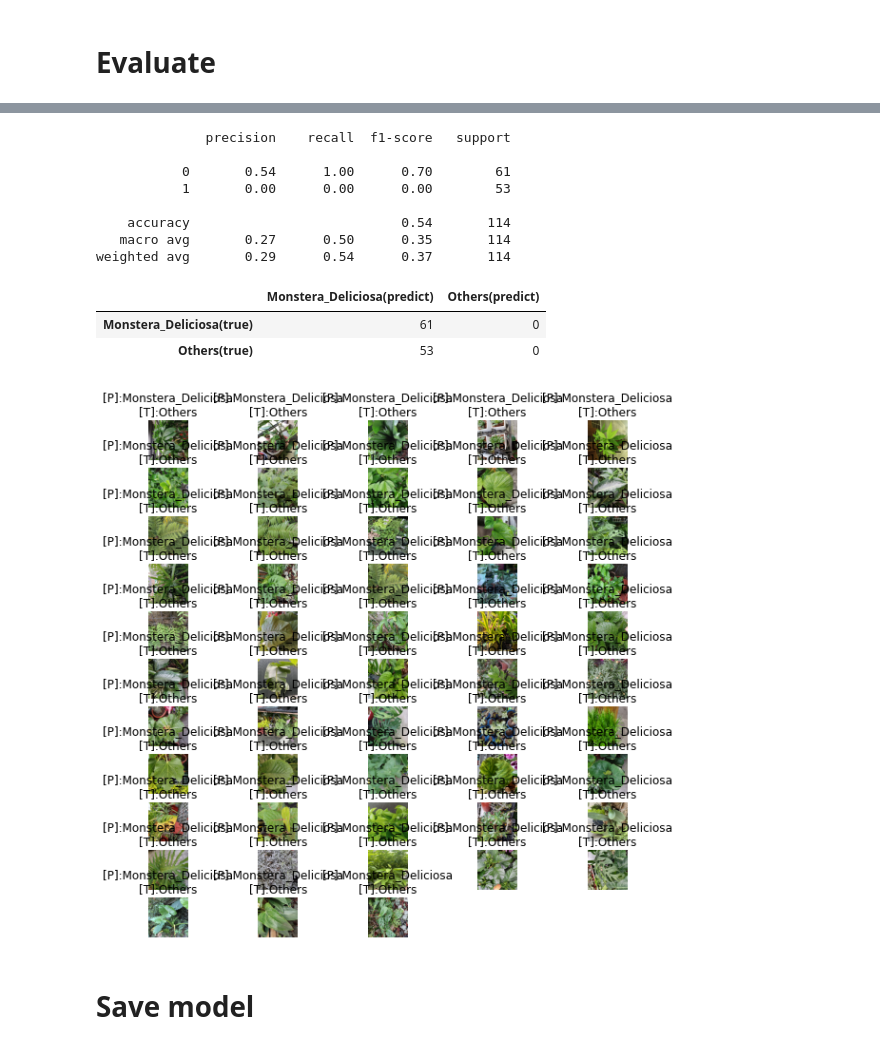
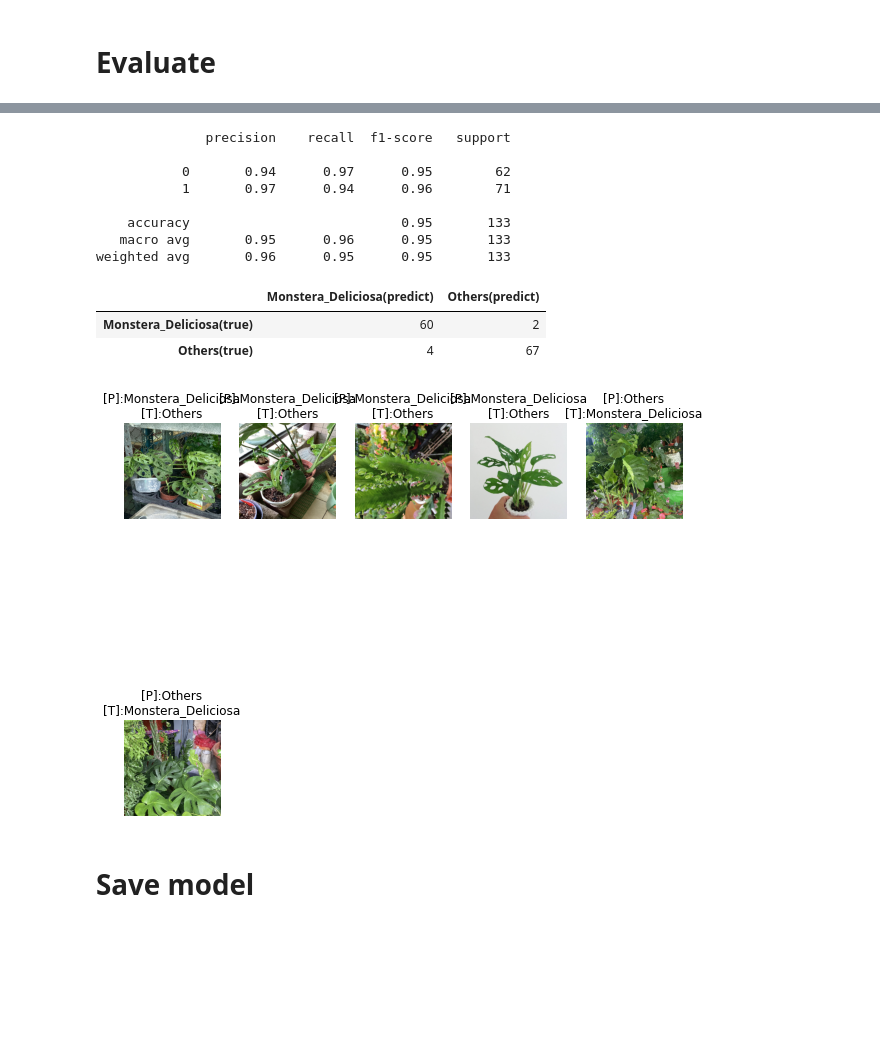
Before and after one commit to s83512266/Tibame_AI_111-2_group2_project, a Jupyter notebook: Transfer_learning.ipynb, the cells around one changed output, grey strips where cells are left out. Saved outputs shown, nothing was run; the diff lists cells and outputs as text; code cells hidden in the pictures; blank space fills up the shorter version.

```diff
--- a/Transfer_learning.ipynb
+++ b/Transfer_learning.ipynb
@@ -95,7 +95,7 @@ def read_data(paths):
         img = cv2.imread(path) # (H, W, 3)
         img = cv2.resize(img, (IMG_SIZE, IMG_SIZE)) # resize
         # Normalization
-        img = img / 255. # 0~255 -> 0~1
+        img = tf.keras.applications.efficientnet_v2.preprocess_input(img, data_format=None)
 
         # read class index
         cls = path.split(os.sep)[-3]
@@ -152,13 +152,13 @@ y_train.shape, y_test.shape
 # %% [markdown]
 # **Build model**
 # %%
-base_model = tf.keras.applications.EfficientNetB0(include_top=False,
+base_model = tf.keras.applications.EfficientNetV2M(include_top=False,
                           weights='imagenet',
                           input_shape=(IMG_SIZE, IMG_SIZE, 3))
 
 x = layers.GlobalAveragePooling2D()(base_model.output)
 x = layers.Dense(128, activation='relu')(x)
-x = layers.Dropout(0.5)(x)
+x = layers.Dropout(0.1)(x)
 x = layers.Dense(2, activation='softmax')(x)
 
 # Freeze layers
@@ -206,7 +185,7 @@ callbacks = [
 # %%
 logs = model.fit(x_train, y_train,
           batch_size=4,
-          epochs=100,
+          epochs=500,
           validation_split=0.1,
           callbacks=callbacks
     )
@@ -281,12 +260,12 @@ print(classification_report(y_true, y_pred))
 # %% [output]
               precision    recall  f1-score   support
 
-           0       0.54      1.00      0.70        61
-           1       0.00      0.00      0.00        53
+           0       0.94      0.97      0.95        62
+           1       0.97      0.94      0.96        71
 
-    accuracy                           0.54       114
-   macro avg       0.27      0.50      0.35       114
-weighted avg       0.29      0.54      0.37       114
+    accuracy                           0.95       133
+   macro avg       0.95      0.96      0.95       133
+weighted avg       0.96      0.95      0.95       133
 # %%
 import pandas as pd
 # Confusion matrix:
@@ -298,30 +277,30 @@ pd.DataFrame(mat,
       index=["{}(true)".format(all_class[i]) for i in range(2)])
 # %% [output]
 |  | Monstera_Deliciosa(predict) | Others(predict) |
-| Monstera_Deliciosa(true) | 61 | 0 |
-| Others(true) | 53 | 0 |
+| Monstera_Deliciosa(true) | 60 | 2 |
+| Others(true) | 4 | 67 |
 # %%
 plt.figure(figsize=(10, 10))
 
 idx = np.nonzero(y_pred != y_true)[0]
 
 false_pre = y_pred[idx]
 false_true = y_true[idx]
 false_img = x_test[idx]
 
 width = 5
 height = len(idx) // width + 1
 
 for i in range(len(idx)):
     plt.subplot(height, width, i+1)
     title = "[P]:{}\n[T]:{}".format(all_class[false_pre[i]], all_class[false_true[i]])
     plt.title(title)
     plt.axis("off")
     for j in range(len(false_img)):
         false_img[j]
-    plt.imshow(false_img[i][:, :, ::-1])
+    plt.imshow(false_img[i][:, :, ::-1].astype(int))
 # %% [output]
-[figure, old version]
+[figure, new version]
 # %% [markdown]
 # **Save model**
 # %%
```
Also changed, not shown: parts of 17 cells of this notebook.
